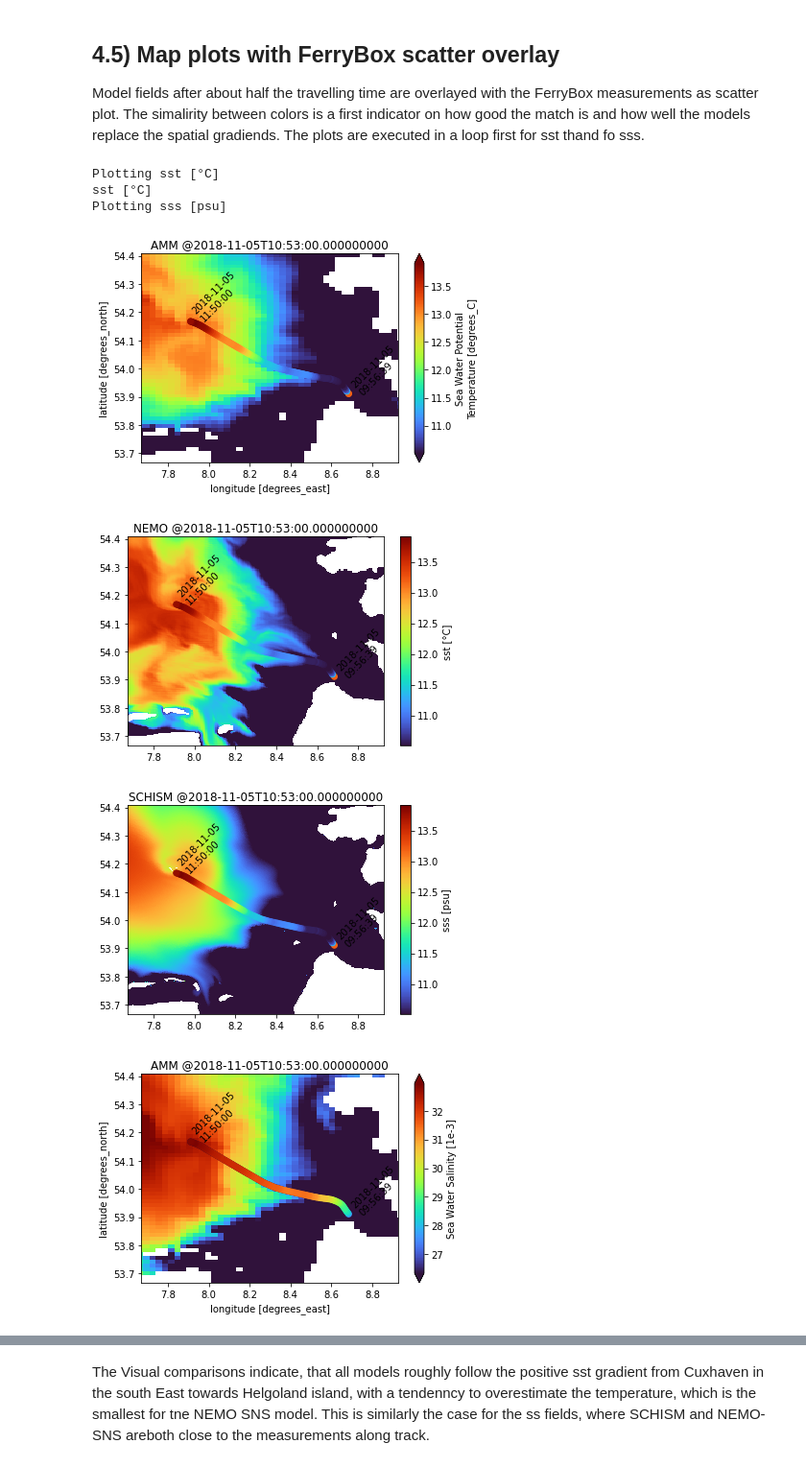
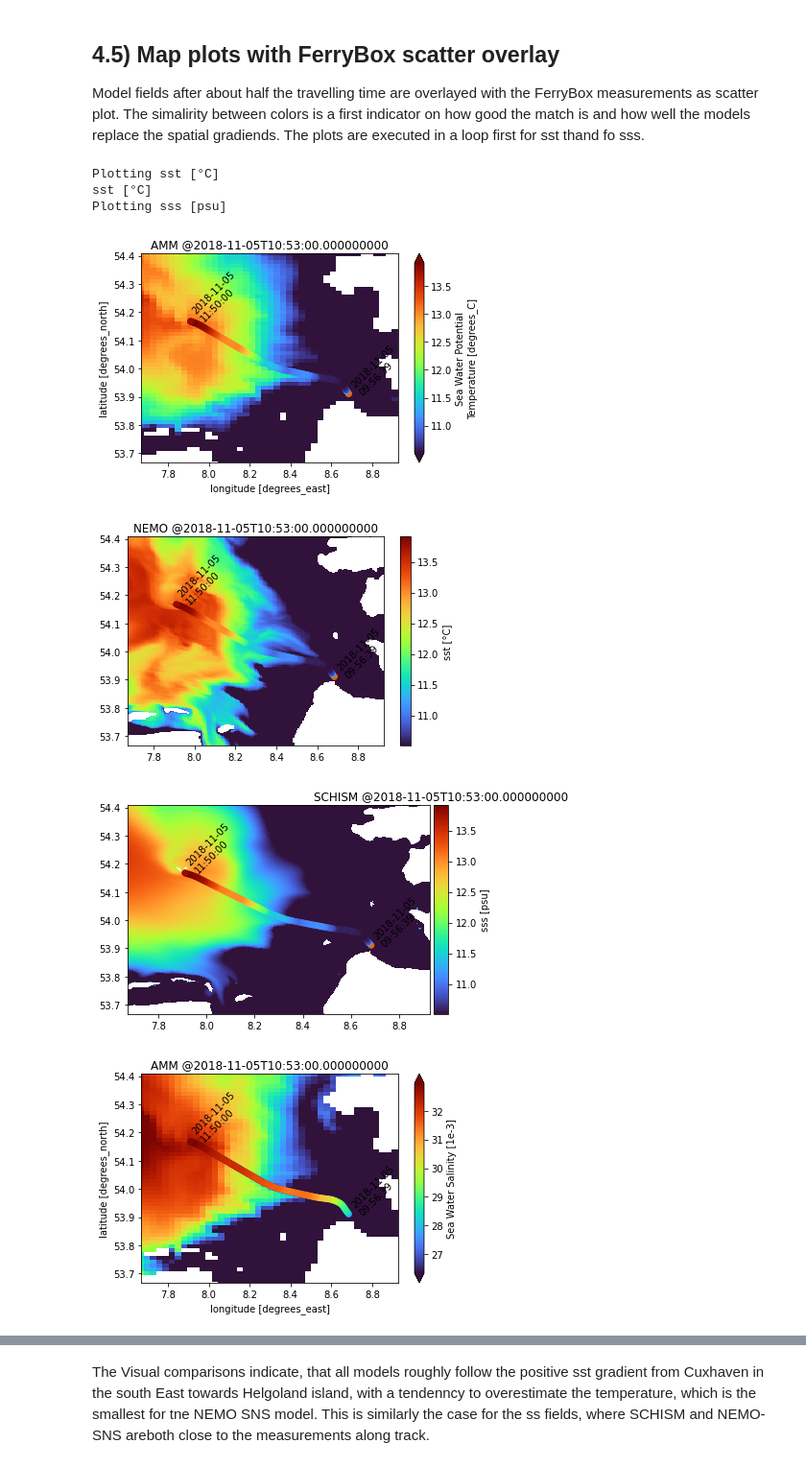
Before and after one commit to immerse-project/Downstream-Users-Toolbox, a Jupyter notebook: ferrybox_validation/ferrybox_validation.ipynb, the cells around one changed output, grey strips where cells are left out. Shown at 96% size. Drawn from its saved outputs; the diff is of its cells as text; code cells hidden in the pictures.

```diff
--- a/ferrybox_validation/ferrybox_validation.ipynb
+++ b/ferrybox_validation/ferrybox_validation.ipynb
@@ -541,8 +567,6 @@ for i in range(2): #loop to plot surface temperature (fb.sst)  and surface salin
         data=fb.sss
         label='SSS [psu]'
 
-    plt.plot(fb.time,data)
-
     ax = plt.axes(projection=proj)
     ax.set_extent((fb.lon.min()-.5,fb.lon.max()+.5,fb.lat.min()-.5,fb.lat.max()+.5))
     land_10m = cfeature.NaturalEarthFeature('physical', 'land', '10m',edgecolor='face',facecolor=cfeature.COLORS['land'])
@@ -671,9 +695,12 @@ os.chdir(cwd)
 # initiate schism file acces
 tfile=ncdir+'temperature_673.nc'
 sfile=ncdir+'salinity_673.nc'
-s.tnc=xr.open_dataset(tfile).sel(nSCHISM_vgrid_layers=-1)
-s.snc=xr.open_dataset(sfile).sel(nSCHISM_vgrid_layers=-1)
-
+try:
+    s.tnc=xr.open_dataset(tfile).sel(nSCHISM_vgrid_layers=-1)
+    s.snc=xr.open_dataset(sfile).sel(nSCHISM_vgrid_layers=-1)
+except: # a later update of the data was restricted to surface data only
+    s.tnc=xr.open_dataset(tfile)
+    s.snc=xr.open_dataset(sfile)
 
 # load date reference from parameter file to conver simulation
 # times stored in netcdf to dates
@@ -682,9 +709,9 @@ reftime=np.datetime64('{:04.0f}-{:02.0f}-{:02.0f}T{:02.0f}:00:00.000000'.format(
 schism_dates=reftime+np.asarray(s.tnc['time'].values,np.timedelta64(1,'s'))
 
 # plot temperature an salinity fields
-ph,ch=s.plotAtnodes(s.tnc['temperature'][0,:])
+ph,ch,axs=s.plotAtnodes(s.tnc['temperature'][0,:])
 ch.set_label('temperature [degC]')
 plt.figure()
-ph,ch=s.plotAtnodes(s.snc['salinity'][0,:])
+ph,ch,axs=s.plotAtnodes(s.snc['salinity'][0,:])
 ch.set_label('salinity [psu]')
 # %% [output]
@@ -707,10 +734,16 @@ cmap.set_bad('w')
 
 
 # create scatter plot function for ferrbox data
-def scatter_plot_fb(data,vmin,vmax):
-    plt.scatter(fb.lon,fb.lat,c=data,vmin=vmin, vmax=vmax, cmap=cmap,edgecolor=None)
-    plt.text(fb.lon[0],fb.lat[0],str(fb.time[0]).replace('T','\n')[:19],rotation=45)
-    plt.text(fb.lon[-1],fb.lat[-1], str(fb.time[-1]).replace('T','\n')[:19],rotation=45)
+def scatter_plot_fb(data,vmin,vmax,axs=None):
+    "scatter plot of data on prescibed axes or default matplotlib gca"
+    if axs==None:
+        plt.scatter(fb.lon,fb.lat,c=data,vmin=vmin, vmax=vmax, cmap=cmap,edgecolor=None)
+        plt.text(fb.lon[0],fb.lat[0],str(fb.time[0]).replace('T','\n')[:19],rotation=45)
+        plt.text(fb.lon[-1],fb.lat[-1], str(fb.time[-1]).replace('T','\n')[:19],rotation=45)
+    else:
+        axs.scatter(fb.lon,fb.lat,c=data,vmin=vmin, vmax=vmax, cmap=cmap,edgecolor=None)
+        axs.text(fb.lon[0],fb.lat[0],str(fb.time[0]).replace('T','\n')[:19],rotation=45)
+        axs.text(fb.lon[-1],fb.lat[-1], str(fb.time[-1]).replace('T','\n')[:19],rotation=45)
 
 
 #Restrict the display axis depending on FerryBox route
@@ -759,37 +792,38 @@ for i,data in enumerate([fb.sst,fb.sss]):
     plotdata=nemo_dsi[varname_nemo]
     plotdata=np.ma.masked_array(plotdata,mask=np.isnan(sst) | ~LandSeaMask)
     ph=plt.pcolormesh(LON,LAT,plotdata,cmap=cmap,vmin=vmin,vmax=vmax)
     ch=plt.colorbar()
     ch.set_label(label)
     plt.title('NEMO @' +str(cdate))
 
     #FerryBox data Overlay
     scatter_plot_fb(data,vmin,vmax)
     plt.axis(ax)
 
     # schism model
     seconds_since_simstart=(cdate-schism_dates[0])/np.timedelta64(1,'s')+s.tnc['time'][0].values
     plt.figure()
     s.nc_intp=s.nc.interp(time=seconds_since_simstart)
     if i==0:
         # interp time and select triangle nodes and surface layer for spatial interpolation
-        ph,ch=s.plotAtnodes(s.nc_intp[varname_schism],cmap=cmap)
+        ph,ch,axs=s.plotAtnodes(s.nc_intp[varname_schism],cmap=cmap)
         ph.set_clim((vmin,vmax))
         print(label)
         ch.set_label(label)
     else:
-        ph2,ch2=s.plotAtnodes(s.nc_intp[varname_schism],cmap=cmap)
+        ph2,ch2,axs=s.plotAtnodes(s.nc_intp[varname_schism],cmap=cmap)
         ph2.set_clim((vmin,vmax))
         ch2.set_label(label)
     plt.title('SCHISM @' +str(cdate))
-    scatter_plot_fb(data,vmin,vmax)
-    plt.axis(ax)
+    scatter_plot_fb(data,vmin,vmax,axs=axs)
+    #plt.axis(ax)
+    axs.axis(ax)
 # %% [output]
 Plotting sst [°C]
 sst [°C]
 Plotting sss [psu]
 [figure]
 [figure]
-[figure, old version]
+[figure, new version]
 [figure]
 [figure]
```
Also changed, not shown: parts of 16 cells of this notebook.
